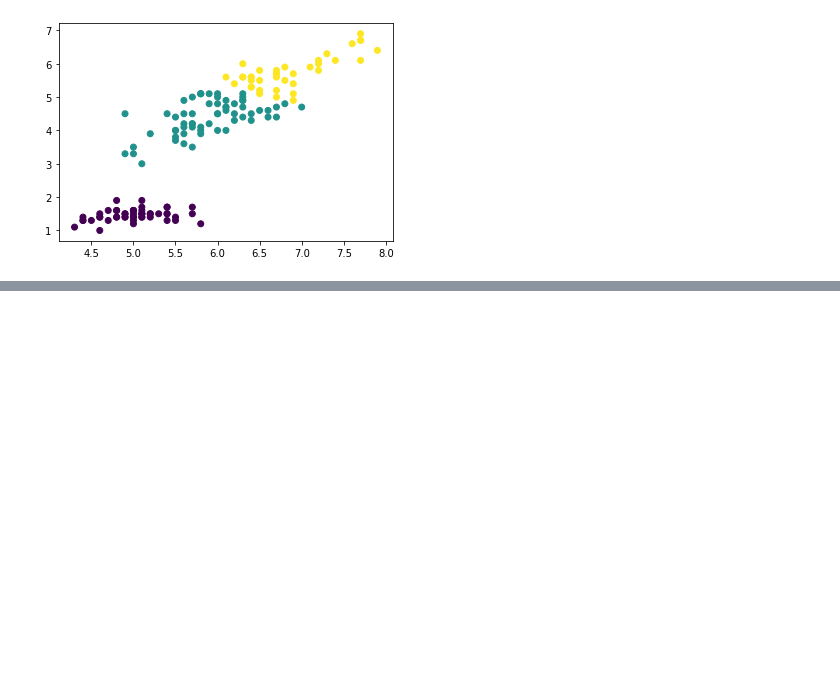
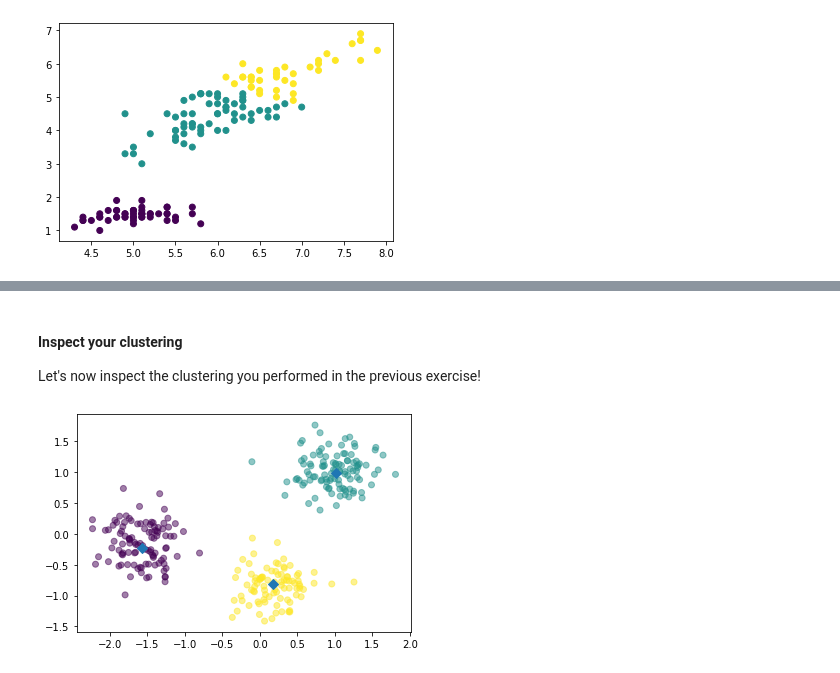
Before and after one commit to Yuleii/programming-notebook, a Jupyter notebook: Unsupervised Learning in Python.ipynb, the cells around one changed output, grey strips where cells are left out. Saved outputs shown, nothing was run; the diff lists cells and outputs as text; code cells hidden in the pictures; blank space fills up the shorter version.

```diff
--- a/Unsupervised Learning in Python.ipynb
+++ b/Unsupervised Learning in Python.ipynb
@@ -114,0 +137,15 @@ plt.show()
+# %%
+# Import KMeans
+from sklearn.cluster import KMeans
+
+# Create a KMeans instance with 3 clusters: model
+model = KMeans(n_clusters=3)
+
+# Fit model to points
+model.fit(points)
+
+# Determine the cluster labels of new_points: labels
+labels = model.predict(new_points)
+
+# Print cluster labels of new_points
+print(labels)
@@ -114,0 +162,26 @@ plt.show()
+# %% [markdown]
+#### Inspect your clustering
+Let's now inspect the clustering you performed in the previous exercise!
+# %%
+# Import pyplot
+import matplotlib.pyplot as plt
+
+# Assign the columns of new_points: xs and ys
+xs = new_points[:, 0]
+ys = new_points[:, 1]
+
+# Make a scatter plot of xs and ys, using labels to define the colors
+plt.scatter(xs, ys, c=labels, alpha=0.5)
+
+# Compute the coordinates of the centroids using the .cluster_centers_ attribute of model.Assign the cluster centers: centroids
+centroids = model.cluster_centers_
+
+# Assign the columns of centroids: centroids_x, centroids_y
+centroids_x = centroids[:,0]
+centroids_y = centroids[:,1]
+
+# Make a scatter plot of centroids_x and centroids_y
+plt.scatter(centroids_x, centroids_y, marker= 'D', s=50)
+plt.show()
+# %% [output]
+[figure, added]
```
Also changed, not shown: parts of 6 cells of this notebook.
